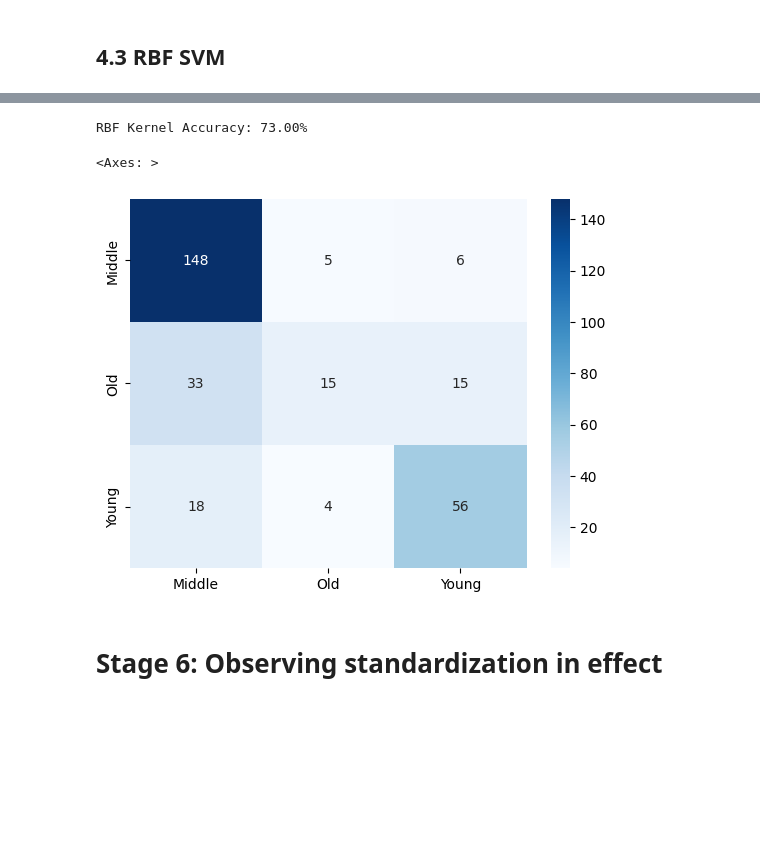
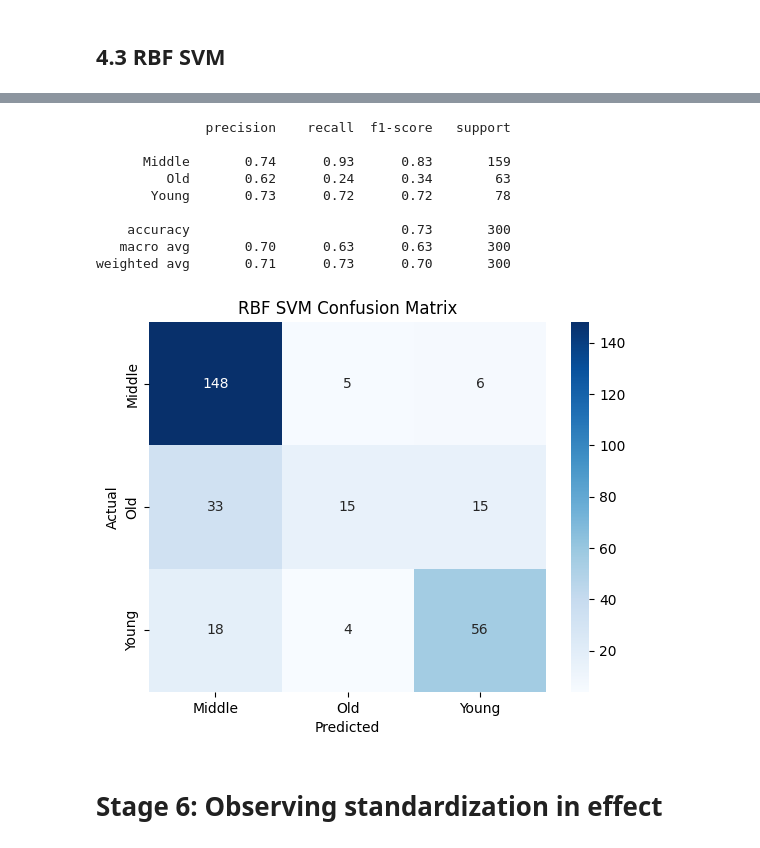
Before and after one commit to thisisel/pattern-recognition, a Jupyter notebook: mini_proj4/mini_proj4.ipynb, the cells around one changed output, grey strips where cells are left out. Drawn from its saved outputs; the diff is of its cells as text; code cells hidden in the pictures; blank space fills up the shorter version.

```diff
--- a/mini_proj4/mini_proj4.ipynb
+++ b/mini_proj4/mini_proj4.ipynb
@@ -202,6 +250,6 @@ This is equivalent to computing the dot product of two feature vectors.
 - Linear decision boundary: The hyperplane is a straight line (in 2D) or a flat plane (in 3D).
 - No feature mapping: The linear kernel does not transform the data into a higher-dimensional space.
 # %%
-svm_lin = SVC(kernel="linear")
+svm_lin = SVC(kernel="linear", decision_function_shape='ovo')
 svm_lin.fit(X_train, y_train)
 # %% [output]
@@ -221,9 +269,15 @@ $$
 # %% [markdown]
 ### 3.2.1 Tuning the best params
 # %%
-poly_param_grid = {"C": [0.01, 0.1, 1], "degree": [1, 3, 5, 7], "kernel": ["poly"]}
+poly_param_grid = {
+    "C": [0.01, 0.1, 1],
+    "degree": [2, 3, 4, 5, 7],
+    "kernel": ["poly"],
+    "decision_function_shape": ["ovo"],
+}
 
 grid_search_poly = GridSearchCV(SVC(), poly_param_grid, cv=5, return_train_score=True)
+# grid_search_poly.fit(X_train, y_train)
 grid_search_poly.fit(X_train, y_train)
 
 poly_tuned_results = pd.DataFrame(grid_search_poly.cv_results_)
@@ -232,7 +286,10 @@ poly_tune_report = poly_tuned_results[
 ]
 
 print(poly_tune_report)
-print("Best parameters:", grid_search_poly.best_params_)
-print(f"Best score: {grid_search_poly.best_score_:.2%}")
+poly_best_params_table = PrettyTable(["Best Parameters", "Best Training Score"])
+poly_best_params_table.add_row(
+    [grid_search_poly.best_params_, f"{grid_search_poly.best_score_:.2%}"]
+)
+print(poly_best_params_table)
 # %% [output]
     param_C  param_degree  mean_test_score  std_test_score  mean_train_score
@@ -277,7 +336,12 @@ $$
 # %% [markdown]
 ### 3.3.1 Tuning the parameters
 # %%
-rbf_param_grid = {"C": [0.01, 0.1, 1], "gamma": [0.01, 0.1, 1], "kernel": ["rbf"]}
+rbf_param_grid = {
+    "C": [0.01, 0.1, 1],
+    "gamma": [0.01, 0.1, 1],
+    "kernel": ["rbf"],
+    "decision_function_shape": ["ovo"],
+}
 
 grid_search_rbf = GridSearchCV(SVC(), rbf_param_grid, cv=5, return_train_score=True)
 grid_search_rbf.fit(X_train, y_train)
@@ -288,8 +352,11 @@ rbf_tune_report = rbf_tuned_results[
 ]
 
 print(rbf_tune_report)
-print("Best parameters:", grid_search_rbf.best_params_)
-print(f"Best score: {grid_search_rbf.best_score_:.2%}")
+rbf_best_params_table = PrettyTable(["Best Parameters", "Best Training Score"])
+rbf_best_params_table.add_row(
+    [grid_search_rbf.best_params_, f"{grid_search_rbf.best_score_:.2%}"]
+)
+print(rbf_best_params_table)
 # %% [output]
    param_C  param_gamma  mean_test_score  std_test_score  mean_train_score
 0     0.01         0.01         0.498571        0.002857          0.498571
@@ -359,20 +490,30 @@ Poly Kernel Accuracy: 68.00%
 # %%
-y_pred_rbf = svm_rbf_tuned.predict(X_test)
-print(f"RBF Kernel Accuracy: {accuracy_score(y_test, y_pred_rbf):.2%}")
+print(classification_report(y_test, y_pred_rbf, target_names=age_labels))
 
 rbf_cm = confusion_matrix(y_test, y_pred_rbf)
 sns.heatmap(
     data=rbf_cm,
     annot=True,
     fmt="d",
     cmap="Blues",
-    xticklabels=class_labels,
-    yticklabels=class_labels,
+    xticklabels=age_labels,
+    yticklabels=age_labels,
 )
+plt.xlabel("Predicted")
+plt.ylabel("Actual")
+plt.title("RBF SVM Confusion Matrix")
+plt.show()
 # %% [output]
-RBF Kernel Accuracy: 73.00%
+              precision    recall  f1-score   support
+
+      Middle       0.74      0.93      0.83       159
+         Old       0.62      0.24      0.34        63
+       Young       0.73      0.72      0.72        78
+
+    accuracy                           0.73       300
+   macro avg       0.70      0.63      0.63       300
+weighted avg       0.71      0.73      0.70       300
-<Axes: >
-[figure, old version]
+[figure, new version]
 # %% [markdown]
 # Stage 6: Observing standardization in effect
 # %%
```
Also changed, not shown: parts of 32 cells of this notebook.
